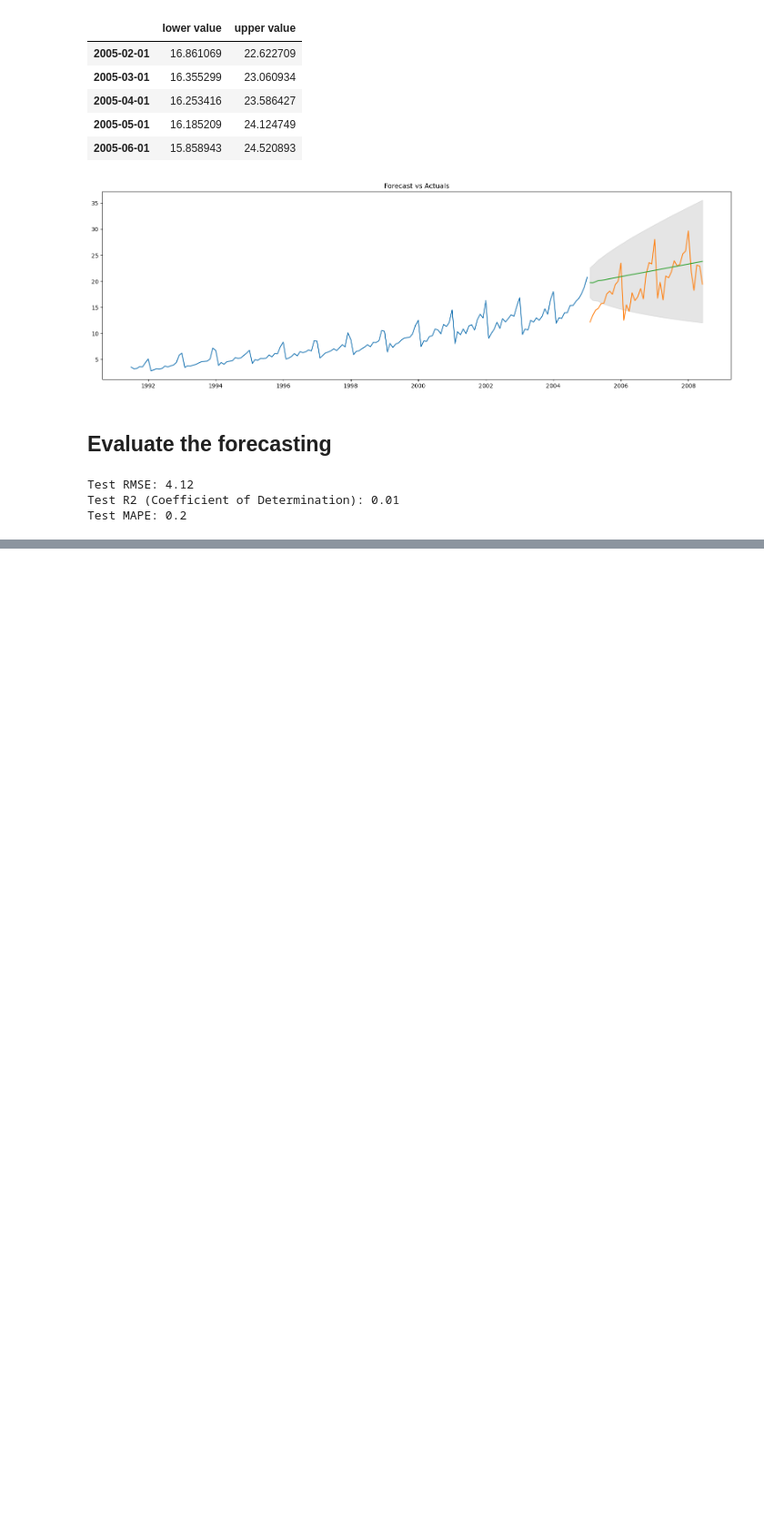
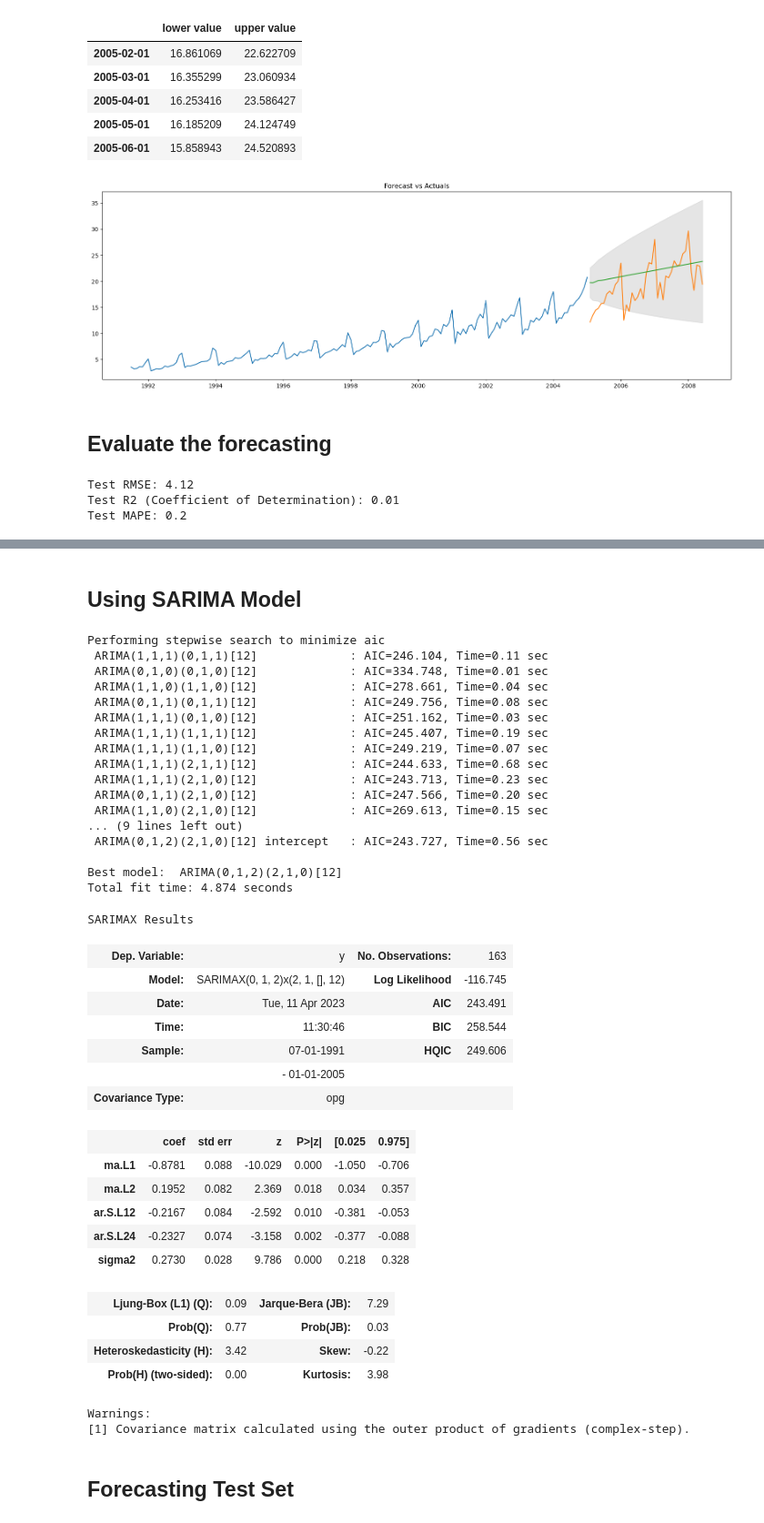
Before and after one commit to neemiasbsilva/datascience-portfolio, a Jupyter notebook: forecasting/notebooks/02_NBS_arima_model.ipynb, the cells around one changed output, grey strips where cells are left out. Shown at 91% size. Saved outputs shown, nothing was run; the diff lists cells and outputs as text; code cells hidden in the pictures; blank space fills up the shorter version.

```diff
--- a/forecasting/notebooks/02_NBS_arima_model.ipynb
+++ b/forecasting/notebooks/02_NBS_arima_model.ipynb
@@ -390,0 +494,46 @@ Test MAPE: 0.2
+# %% [markdown]
+## Using SARIMA Model
+# %%
+seas_model = pm.auto_arima(train, start_p=1, start_q=1, test="adf", max_p=10, max_q=10, m=12, start_P=0, seasonal=True,
+                       d=None, D=1, trace=True, error_action="ignore", supress_warnings=True, stepwise=True)
+seas_model.summary()
+# %% [output]
+Performing stepwise search to minimize aic
+ ARIMA(1,1,1)(0,1,1)[12]             : AIC=246.104, Time=0.11 sec
+ ARIMA(0,1,0)(0,1,0)[12]             : AIC=334.748, Time=0.01 sec
+ ARIMA(1,1,0)(1,1,0)[12]             : AIC=278.661, Time=0.04 sec
+ ARIMA(0,1,1)(0,1,1)[12]             : AIC=249.756, Time=0.08 sec
+ ARIMA(1,1,1)(0,1,0)[12]             : AIC=251.162, Time=0.03 sec
+ ARIMA(1,1,1)(1,1,1)[12]             : AIC=245.407, Time=0.19 sec
+ ARIMA(1,1,1)(1,1,0)[12]             : AIC=249.219, Time=0.07 sec
+ ARIMA(1,1,1)(2,1,1)[12]             : AIC=244.633, Time=0.68 sec
+ ARIMA(1,1,1)(2,1,0)[12]             : AIC=243.713, Time=0.23 sec
+ ARIMA(0,1,1)(2,1,0)[12]             : AIC=247.566, Time=0.20 sec
+ ARIMA(1,1,0)(2,1,0)[12]             : AIC=269.613, Time=0.15 sec
+... (9 lines left out)
+ ARIMA(0,1,2)(2,1,0)[12] intercept   : AIC=243.727, Time=0.56 sec
+
+Best model:  ARIMA(0,1,2)(2,1,0)[12]
+Total fit time: 4.874 seconds
+SARIMAX Results
+| Dep. Variable: | y | No. Observations: | 163 |
+| Model: | SARIMAX(0, 1, 2)x(2, 1, [], 12) | Log Likelihood | -116.745 |
+| Date: | Tue, 11 Apr 2023 | AIC | 243.491 |
+| Time: | 11:30:46 | BIC | 258.544 |
+| Sample: | 07-01-1991 | HQIC | 249.606 |
+|  | - 01-01-2005 |  |  |
+| Covariance Type: | opg |  |  |
+|  | coef | std err | z | P>|z| | [0.025 | 0.975] |
+| ma.L1 | -0.8781 | 0.088 | -10.029 | 0.000 | -1.050 | -0.706 |
+| ma.L2 | 0.1952 | 0.082 | 2.369 | 0.018 | 0.034 | 0.357 |
+| ar.S.L12 | -0.2167 | 0.084 | -2.592 | 0.010 | -0.381 | -0.053 |
+| ar.S.L24 | -0.2327 | 0.074 | -3.158 | 0.002 | -0.377 | -0.088 |
+| sigma2 | 0.2730 | 0.028 | 9.786 | 0.000 | 0.218 | 0.328 |
+| Ljung-Box (L1) (Q): | 0.09 | Jarque-Bera (JB): | 7.29 |
+| Prob(Q): | 0.77 | Prob(JB): | 0.03 |
+| Heteroskedasticity (H): | 3.42 | Skew: | -0.22 |
+| Prob(H) (two-sided): | 0.00 | Kurtosis: | 3.98 |
+Warnings:
+[1] Covariance matrix calculated using the outer product of gradients (complex-step).
+# %% [markdown]
+## Forecasting Test Set
```
Also changed, not shown: parts of 23 cells of this notebook.
